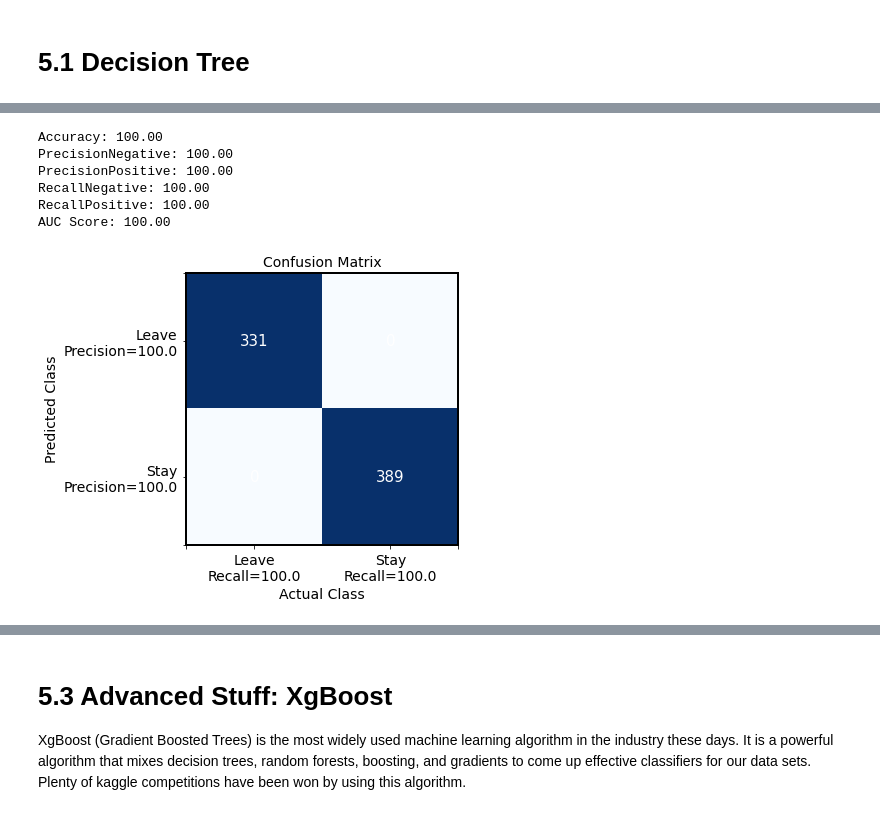
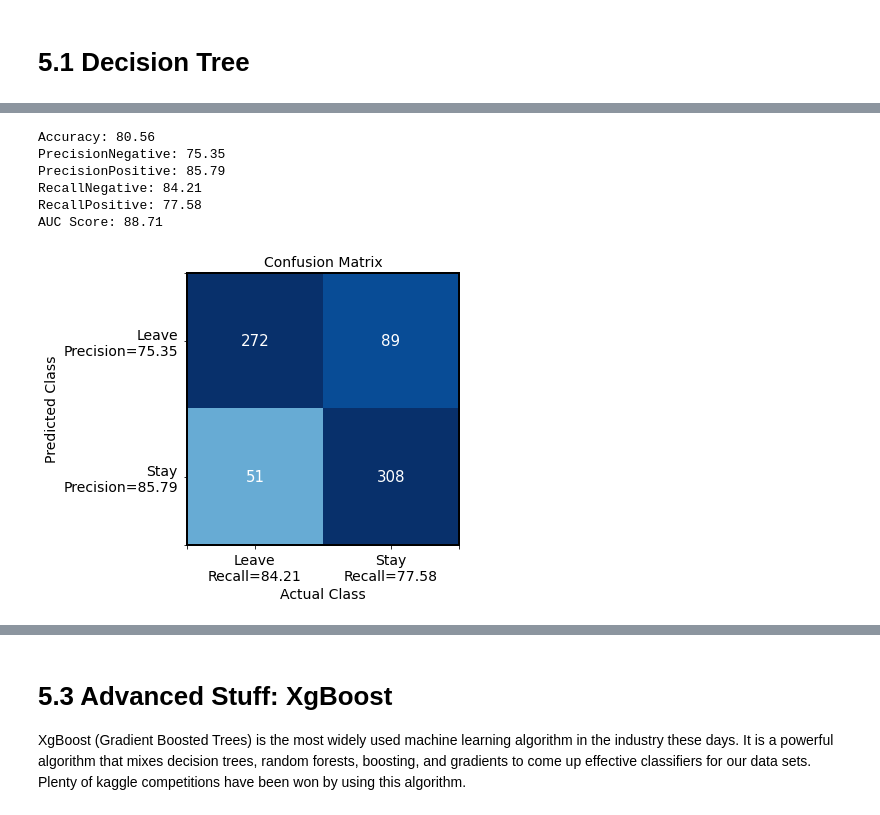
Before and after one commit to greermp/hilton_challenge, a Jupyter notebook: Working.ipynb, the cells around one changed output, grey strips where cells are left out. Saved outputs shown, nothing was run; the diff lists cells and outputs as text; code cells hidden in the pictures.

```diff
--- a/Working.ipynb
+++ b/Working.ipynb
@@ -431,3 +435,6 @@ Index(['AnonymousID', 'HotelInncode', 'HotelBrand', 'HotelChainScale',
 # %% [markdown]
 # Feature and Label Vectors
+# %%
+# dataDT = data[['WorkLifeBalance', 'LearningDevelopment', 'Communication', 'Voice', 'RewardsBenefits', 'WorkEnvironment', 'ManagementLevel','Tenure','IntentToStay']]
+dataDT = data[['WorkLifeBalance', 'LearningDevelopment', 'Voice', 'WorkEnvironment', 'ManagementLevel','Tenure','IntentToStay']]
 # %%
@@ -480,9 +501,9 @@ set_background('#ffefb7')
 #####################################################################################################################################################
 # GridSearchCV function takes in a parameter dictionary which is very important here.
 # The dictionary contains as keys the parameter names and values are the possible values of the parameter that you want to test
-parameters = {'max_depth': [2, 3,4, 6,8 ],
+parameters = {'max_depth': [2, 3,4, 5,6,8 ],
               'criterion': ['gini', 'entropy'],
-              'min_impurity_decrease': [.001,.01,.1,.5],
+              'min_impurity_decrease': [.0005,.001,.005,.01,.1,.5],
               'min_samples_leaf': [1,2,3,4]
             } # You can add different depths here.
 #####################################################################################################################################################
@@ -491,7 +512,7 @@ parameters = {'max_depth': [2, 3,4, 6,8 ],
 # %%
 ###### We will repeat the same process we did in the previous DecisionTreeClassifier cell but we'll now wrap our classifier inside the GridSearch function.
 # Create an instance of the decision tree algorithm. You can consider "classifier" as a function that is going to get training data and train a decision tree algorithm. Next, it will take any test data and make a prediction based on the learned decision tree
-classifierDtGrid = GridSearchCV(DecisionTreeClassifier(), parameters, n_jobs=6,verbose=1)
+classifierDtGrid = GridSearchCV(DecisionTreeClassifier(),scoring='roc_auc', param_grid=parameters, n_jobs=6,verbose=1)
 
 # Train the decision tree model using the function .fit
 classifierDtGrid.fit(trainData, trainLabels)
@@ -513,28 +534,28 @@ Best Parameters are:  {'criterion': 'gini', 'max_depth': 2, 'min_impurity_decrea
 # %%
-classifierDt = DecisionTreeClassifier(criterion= 'gini', max_depth= 2, min_impurity_decrease= 0.001, min_samples_leaf= 1,random_state = 1)
+classifierDt = DecisionTreeClassifier(criterion= 'entropy', max_depth= 4, min_impurity_decrease= 0.0005, min_samples_leaf= 1,random_state = 1)
 
 # Train the decision tree model using the function .fit
 classifierDt.fit(trainData, trainLabels)
 
 # Calculate training accuracy of the classifier
 trainAccuracy = classifierDt.score(trainData, trainLabels)
 
 # Predict on test data
 predictions = classifierDt.predict(testData) # This will give binary labels e.g 0/1
 predictionProbabilities = classifierDt.predict_proba(testData)
 
 dtGridAUC = calculateMetricsAndPrint(predictions, predictionProbabilities, testLabels)
 
 # Calculate FPR and TPR for use in ROC Curve Variance later on
 falsePositiveRateDtWithGridSearch, truePositiveRateDtWithGridSearch, _ = roc_curve(testLabels, [item[1] for item in predictionProbabilities])
 # %% [output]
-Accuracy: 100.00
-PrecisionNegative: 100.00
-PrecisionPositive: 100.00
-RecallNegative: 100.00
-RecallPositive: 100.00
-AUC Score: 100.00
+Accuracy: 80.56
+PrecisionNegative: 75.35
+PrecisionPositive: 85.79
+RecallNegative: 84.21
+RecallPositive: 77.58
+AUC Score: 88.71
-[figure, old version]
+[figure, new version]
 # %%
 columns=list(dataDT.columns)
 showFeatureImportance(classifierDt, columns)
```
Also changed, not shown: parts of 31 cells of this notebook, 2 other files.
